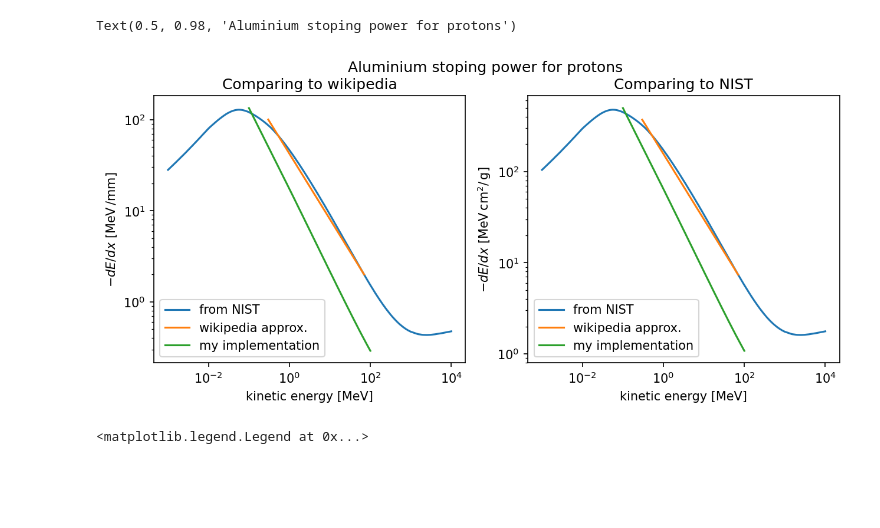
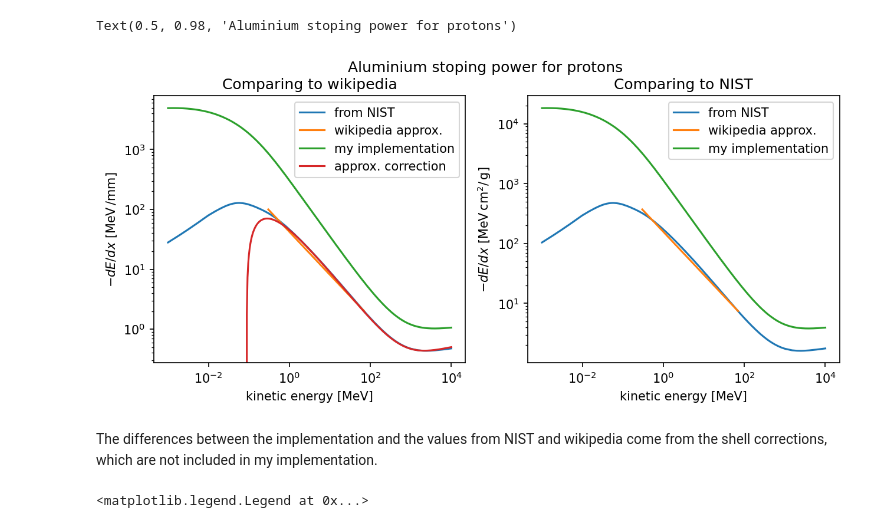
Before and after one commit to mohller/XRayAC, a Jupyter notebook: Stoping_Power.ipynb, the cells around one changed output. Cells and saved outputs as stored; diff of their text form; code cells hidden in the pictures; blank space fills up the shorter version.

```diff
--- a/Stoping_Power.ipynb
+++ b/Stoping_Power.ipynb
@@ -11,43 +9,48 @@ The autoreload extension is already loaded. To reload it, use:
 # %%
 rho = 2.69
-ke = np.linspace(.1, 100, 100)
+ke = np.logspace(-3, 4, 400) # in MeV
 pstar_data = np.genfromtxt('pstar_27Al.dat', skip_header=8)
 wiki_data = np.array([[.3, 100],[70, 2]])
-bse = bethe_bloch(ke, Z=13, A=27, rho=rho, I=166e-6) / 10  # in MeV/mm
+# bse = bethe_bloch(ke, Z=13, A=27, rho=rho, I=166e-6, relativistic=False) / 10  # in MeV/mm
+bse = bethe_bloch(ke, Z=13, A=27, rho=rho, I=166e-6)  # in MeV/mm
+alcorr = bethe_bloch_aluminum_semicorrected(ke)
 sp = stoping_power(ke, Z=13, A=27, rho=rho, I=166e-6)
 # %%
 f, (ax1, ax2) = plt.subplots(1, 2, figsize=(10, 4), dpi=150)
 # for beryllium
 
 
 plt.sca(ax1)
 
 plt.plot(pstar_data[:, 0], pstar_data[:, 3] * rho / 10, label='from NIST')
 plt.plot(wiki_data[:, 0], wiki_data[:, 1], label='wikipedia approx.')
 plt.plot(ke, bse, label='my implementation')
+plt.plot(ke, alcorr, label='approx. correction')
 
 plt.loglog()
 plt.xlabel('kinetic energy [MeV]')
 plt.ylabel(r'$-dE/dx$ $\rm [MeV\,/mm]$')
 plt.title('Comparing to wikipedia')
 plt.legend()
 
 plt.sca(ax2)
 
 plt.plot(pstar_data[:, 0], pstar_data[:, 3], label='from NIST')
-plt.plot(wiki_data[:, 0], wiki_data[:, 1]*10/2.7, label='wikipedia approx.')
-plt.plot(ke, sp, label='my implementation')
+plt.plot(wiki_data[:, 0], wiki_data[:, 1]*10/rho, label='wikipedia approx.')
+plt.plot(ke, sp*10, label='my implementation')
 
 plt.loglog()
 plt.xlabel('kinetic energy [MeV]')
 plt.ylabel(r'$-dE/dx$ $\rm [MeV\,cm^2/\,g ]$')
 plt.title('Comparing to NIST')
 plt.legend()
 
 f.suptitle('Aluminium stoping power for protons')
 # %% [output]
 Text(0.5, 0.98, 'Aluminium stoping power for protons')
-[figure, old version]
+[figure, new version]
+# %% [markdown]
+The differences between the implementation and the values from NIST and wikipedia come from the shell corrections, which are not included in my implementation.
 # %%
 plt.subplots(dpi=150)
 
```
Also changed, not shown: parts of 6 cells of this notebook, 1 other file.
